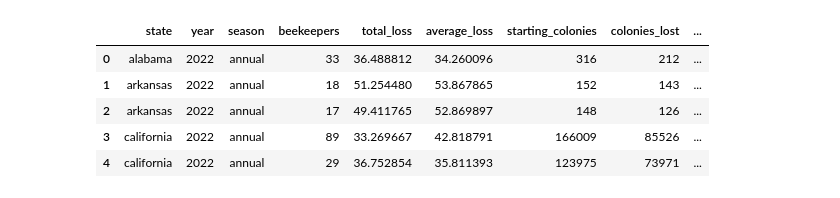
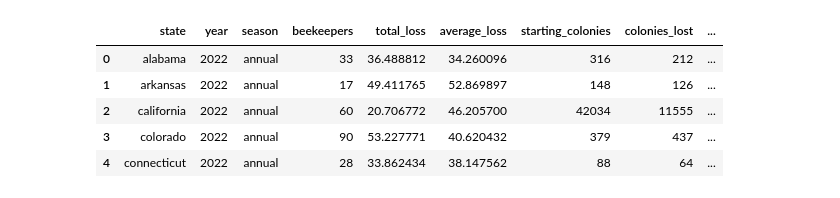
Before and after one commit to Honey-Bee-Roundup-Capstone/jenn-repo, a Jupyter notebook: geo_test.ipynb, the cells around one changed output. Saved outputs shown, nothing was run; the diff lists cells and outputs as text; code cells hidden in the pictures.

```diff
--- a/geo_test.ipynb
+++ b/geo_test.ipynb
@@ -32,9 +23,9 @@ geo_df = gpd.GeoDataFrame(df, geometry = geometry)
 # %%
-geo_df.head()
+df.head()
 # %% [output]
 |  | state | year | season | beekeepers | total_loss | average_loss | starting_colonies | colonies_lost | ... |
 | 0 | alabama | 2022 | annual | 33 | 36.488812 | 34.260096 | 316 | 212 | ... |
-| 1 | arkansas | 2022 | annual | 18 | 51.254480 | 53.867865 | 152 | 143 | ... |
-| 2 | arkansas | 2022 | annual | 17 | 49.411765 | 52.869897 | 148 | 126 | ... |
-| 3 | california | 2022 | annual | 89 | 33.269667 | 42.818791 | 166009 | 85526 | ... |
-| 4 | california | 2022 | annual | 29 | 36.752854 | 35.811393 | 123975 | 73971 | ... |
+| 1 | arkansas | 2022 | annual | 17 | 49.411765 | 52.869897 | 148 | 126 | ... |
+| 2 | california | 2022 | annual | 60 | 20.706772 | 46.205700 | 42034 | 11555 | ... |
+| 3 | colorado | 2022 | annual | 90 | 53.227771 | 40.620432 | 379 | 437 | ... |
+| 4 | connecticut | 2022 | annual | 28 | 33.862434 | 38.147562 | 88 | 64 | ... |
```
Also changed, not shown: parts of 10 cells of this notebook, 3 other files.
